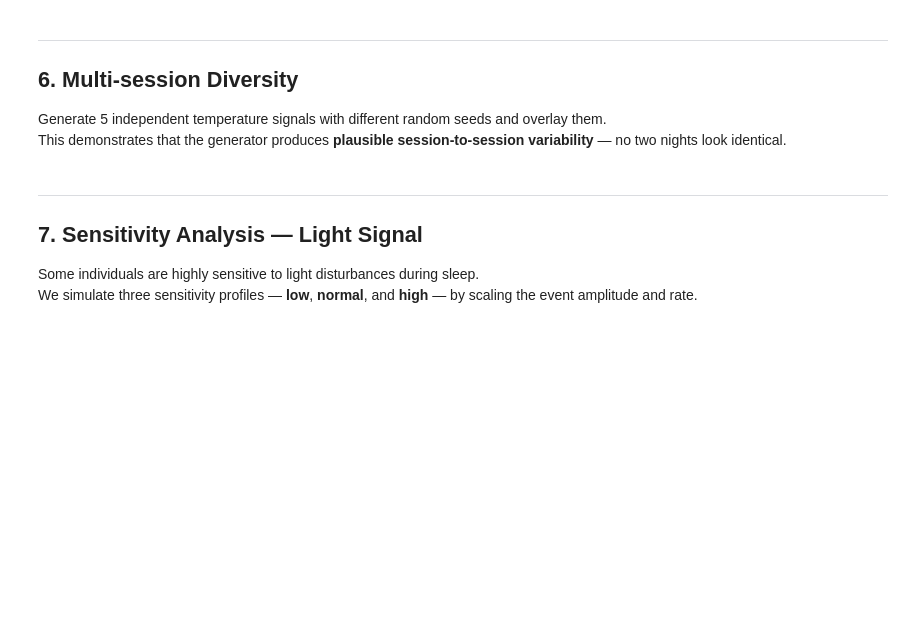
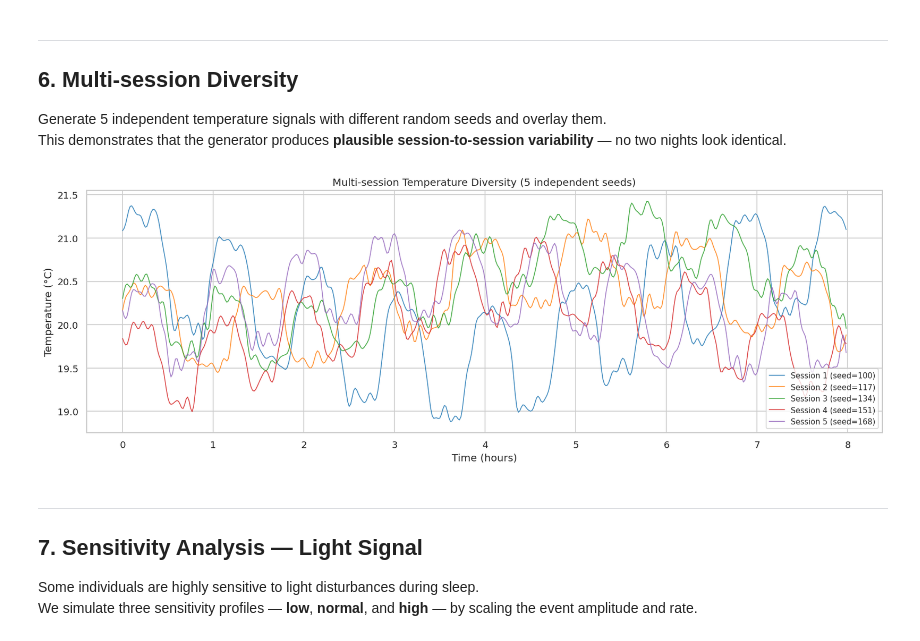
Before and after one commit to rushav/TECHIN513Final, a Jupyter notebook: notebooks/02_signal_generation.ipynb, the cells around one changed output. Drawn from its saved outputs; the diff is of its cells as text; code cells hidden in the pictures; blank space fills up the shorter version.

```diff
--- a/notebooks/02_signal_generation.ipynb
+++ b/notebooks/02_signal_generation.ipynb
@@ -35,7 +35,6 @@ from scipy import signal as sp_signal
 
 from src.signal_generator import SignalGenerator
 from src.data_loader import DataLoader
-from src.feature_extractor import FeatureExtractor
 
 %matplotlib inline
 plt.rcParams.update({'figure.dpi': 120, 'font.size': 11})
@@ -47,3 +46,5 @@ FS        = 1.0  # 1 sample per minute
 t         = np.arange(N_SAMPLES) / 60.0  # time axis in hours
 
 print(f'Session length : {N_SAMPLES} samples ({N_SAMPLES/60:.1f} hours)')
+DT_MIN   = 5          # sampling interval in minutes
+FS       = 1.0 / DT_MIN  # sampling frequency (cycles/min)
@@ -50,13 +53,18 @@ print(f'Session length : {N_SAMPLES} samples ({N_SAMPLES/60:.1f} hours)')
 # %%
-loader = DataLoader(data_dir=os.path.join(PROJECT_ROOT, 'data'))
+loader = DataLoader()
 loader.download_all()
 
 df_sleep = loader.load_sleep_efficiency()
 df_occ   = loader.load_room_occupancy()
 df_home  = loader.load_smart_home()
 
-extractor  = FeatureExtractor(sleep_df=df_sleep, occupancy_df=df_occ, smart_home_df=df_home)
-ref_stats  = extractor.extract_reference_stats()
+# Extract calibration statistics from real IoT data
+ref_stats = loader.extract_reference_stats()
 
-generator  = SignalGenerator(ref_stats=ref_stats, seed=SEED)
+# Instantiate the signal generator with calibration stats
+generator = SignalGenerator(ref_stats=ref_stats,
+                            duration_minutes=480,
+                            sampling_interval_minutes=5)
 print('SignalGenerator ready.')
+print(f'  Base temp range (winter): {ref_stats.temp_min:.1f}–{ref_stats.temp_max:.1f} °C')
+print(f'  Autocorrelation lag-1:    {ref_stats.temp_autocorr_lag1:.3f}')
@@ -73,8 +94,8 @@ We decompose the synthetic temperature signal into its constituent components:
 rng = np.random.default_rng(SEED)
 
 # --- Component 1: baseline ---
-T_mean  = ref_stats.get('temperature', {}).get('mean', 20.0)
-T_std   = ref_stats.get('temperature', {}).get('std', 1.0)
+T_mean  = ref_stats.temp_mean
+T_std   = ref_stats.temp_std
 T_base  = np.full(N_SAMPLES, T_mean + rng.normal(0, T_std * 0.3))
 
 # --- Component 2: circadian drift ---
@@ -91,15 +112,18 @@ kernel       = np.ones(10) / 10
 T_hvac       = hvac_amp * np.convolve(square_wave, kernel, mode='same')
 
 # --- Component 4: sensor noise ---
-noise_std = ref_stats.get('temperature', {}).get('noise_std', 0.05)
+noise_std = 0.12  # typical indoor temperature noise std (°C)
 T_noise   = rng.normal(0, noise_std, N_SAMPLES)
 
 # --- Composite ---
 T_raw = T_base + T_circadian + T_hvac + T_noise
 
 # --- Component 5: Butterworth low-pass filter ---
-cutoff_hz = 0.01
-b, a      = sp_signal.butter(3, cutoff_hz / (FS / 2), btype='low')
-T_filtered = sp_signal.filtfilt(b, a, T_raw)
+# Butterworth LPF matching signal_generator.py approach
+# fs = 1/5 samples/min, cutoff = 1/30 cycles/min
+nyq = 0.5 / DT_MIN  # Nyquist = 0.1 cycles/min
+cutoff_norm = min((1.0/30.0) / nyq, 0.9)
+sos = sp_signal.butter(4, cutoff_norm, btype='low', output='sos')
+T_filtered = sp_signal.sosfiltfilt(sos, T_raw)
 
 print('Temperature components generated.')
@@ -128,12 +156,12 @@ Event amplitudes and durations are drawn from calibrated reference distributions
 rng2 = np.random.default_rng(SEED + 1)
 
 # --- Background ---
-light_bg_mean = ref_stats.get('light', {}).get('background_mean', 0.5)
-light_bg_std  = ref_stats.get('light', {}).get('background_std', 0.1)
+light_bg_mean = ref_stats.light_night_mean
+light_bg_std  = ref_stats.light_night_std
 L_background  = np.maximum(0, rng2.normal(light_bg_mean, light_bg_std, N_SAMPLES))
 
 # --- Discrete events ---
-event_rate      = ref_stats.get('light', {}).get('event_rate', 0.005)  # prob per sample
+event_rate      = (ref_stats.light_event_lambda / 480.0 / 5)  # prob per sample
 event_signal    = np.zeros(N_SAMPLES)
 event_positions = []
 
@@ -250,32 +288,36 @@ This demonstrates that the generator produces **plausible session-to-session var
 # %%
 N_SESSIONS = 5
 session_colors = ['#1f77b4', '#ff7f0e', '#2ca02c', '#d62728', '#9467bd']
 
 fig, ax = plt.subplots(figsize=(14, 5))
 
 for i in range(N_SESSIONS):
     rng_s = np.random.default_rng(100 + i * 17)
 
     T_b = np.full(N_SAMPLES, T_mean + rng_s.normal(0, T_std * 0.3))
     T_c = rng_s.uniform(0.3, 0.8) * np.sin(
         2 * np.pi * t / 8.0 + rng_s.uniform(0, 2 * np.pi)
     )
     hp  = int(rng_s.integers(40, 80))
     sq  = np.sign(np.sin(2 * np.pi * np.arange(N_SAMPLES) / hp))
     T_h = rng_s.uniform(0.2, 0.6) * np.convolve(sq, np.ones(10) / 10, mode='same')
     T_n = rng_s.normal(0, noise_std, N_SAMPLES)
     T_r = T_b + T_c + T_h + T_n
-    T_f = sp_signal.filtfilt(b, a, T_r)
+    # Use same SOS filter as signal_generator.py
+    sos_s = sp_signal.butter(4, cutoff_norm, btype='low', output='sos')
+    T_f = sp_signal.sosfiltfilt(sos_s, T_r)
 
     ax.plot(t, T_f, color=session_colors[i], linewidth=1.0, alpha=0.85,
             label=f'Session {i + 1} (seed={100 + i * 17})')
 
 ax.set_xlabel('Time (hours)')
 ax.set_ylabel('Temperature (°C)')
 ax.set_title('Multi-session Temperature Diversity (5 independent seeds)')
 ax.legend(fontsize=9)
 plt.tight_layout()
 plt.show()
+# %% [output]
+[figure, added]
 # %% [markdown]
 ---
 ## 7. Sensitivity Analysis — Light Signal <a id='section-7'></a>
```
Also changed, not shown: parts of 11 cells of this notebook, 21 other files.
